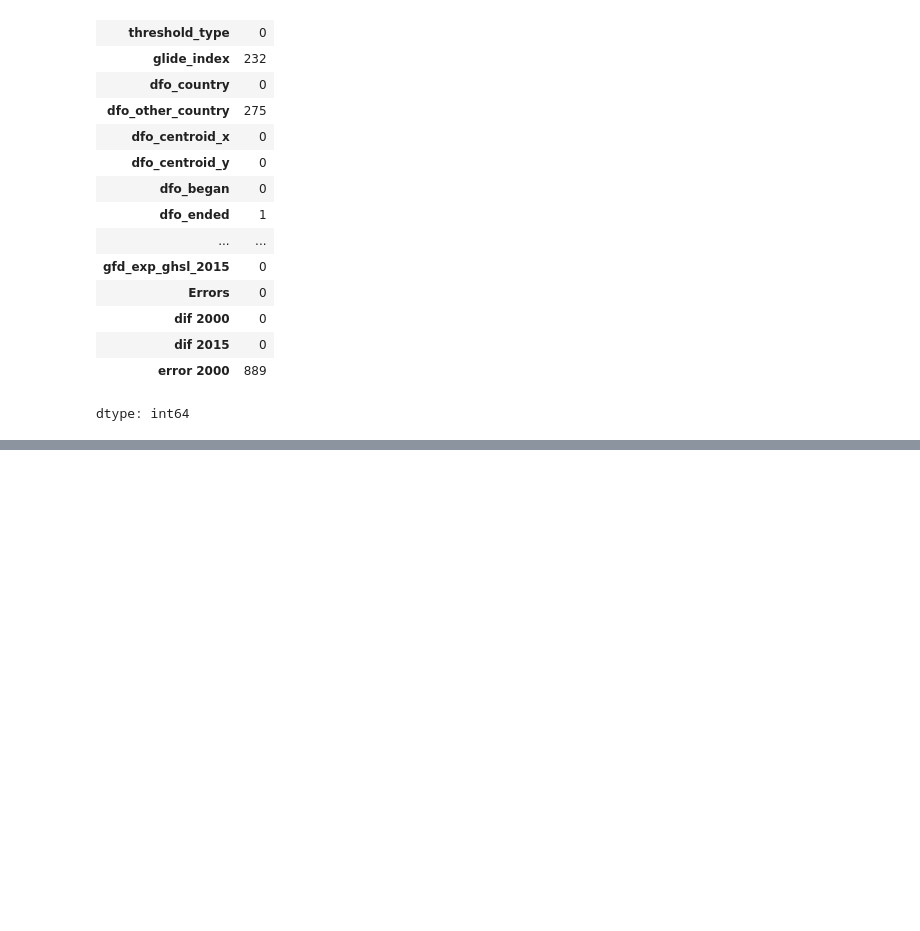
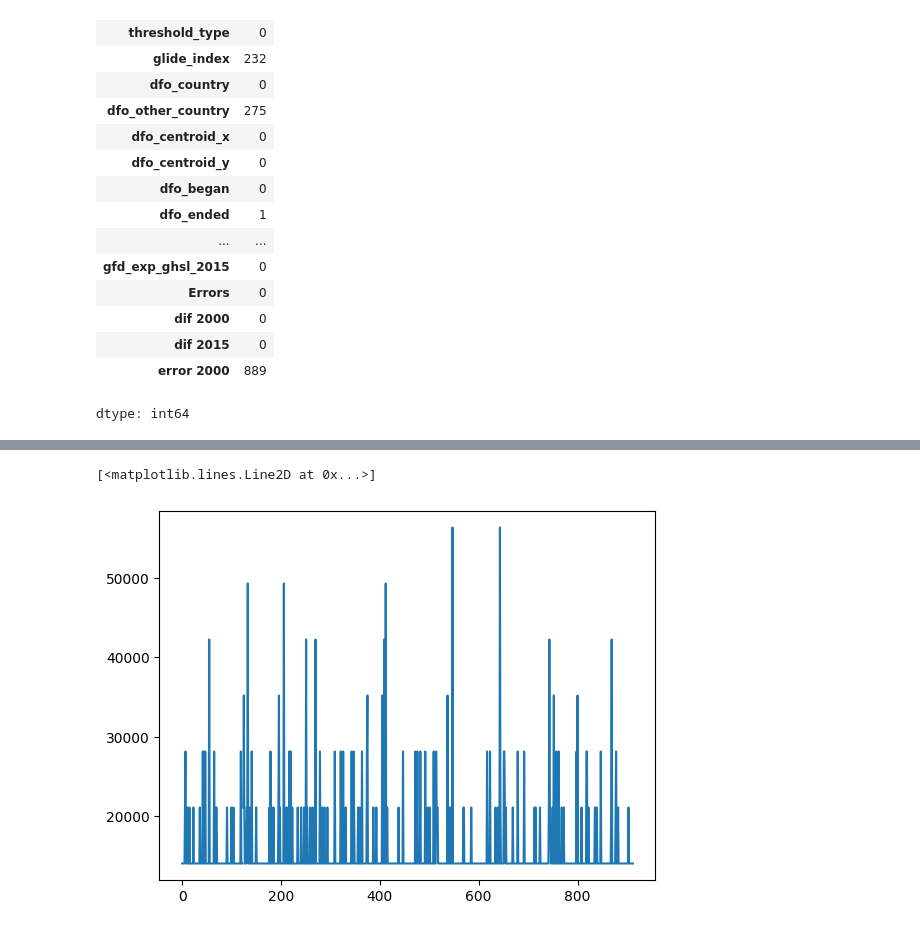
Before and after one commit to Thanyarat281-6/BSC_DPDM2025, a Jupyter notebook: Ch_3_Data_preprocessing.ipynb, the cells around one changed output, grey strips where cells are left out. Saved outputs shown, nothing was run; the diff lists cells and outputs as text; code cells hidden in the pictures; blank space fills up the shorter version.

```diff
--- a/Ch_3_Data_preprocessing.ipynb
+++ b/Ch_3_Data_preprocessing.ipynb
@@ -245,0 +294,7 @@ dtype: int64
+# %%
+def put_value_into_bin(value, bin_edge):
+    for i in range(len(bin_edge)-1):
+       if value >= bin_edge[i] and value < bin_edge[i+1]:
+          new_val = bin_edge[1] + (bin_edge[i+1]-bin_edge[1])/2
+          return new_val
+    return None
@@ -245,0 +305,7 @@ dtype: int64
+# %%
+flood1['gfd_area_bin']= flood1['gfd_area'].apply(lambda x: put_value_into_bin(x,outputhist[1]))
+# %%
+plt.plot(flood1['gfd_area_bin'])
+# %% [output]
+[<matplotlib.lines.Line2D at 0x...>]
+[figure, added]
```
Also changed, not shown: parts of 25 cells of this notebook.
